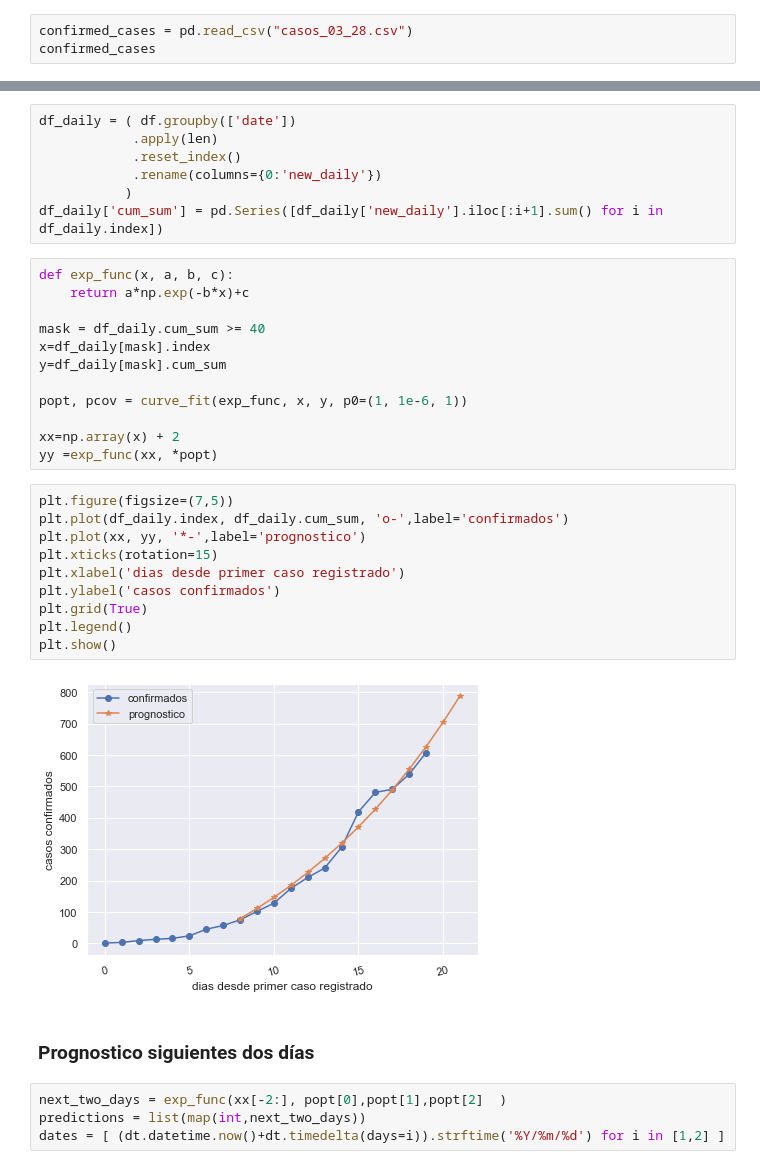
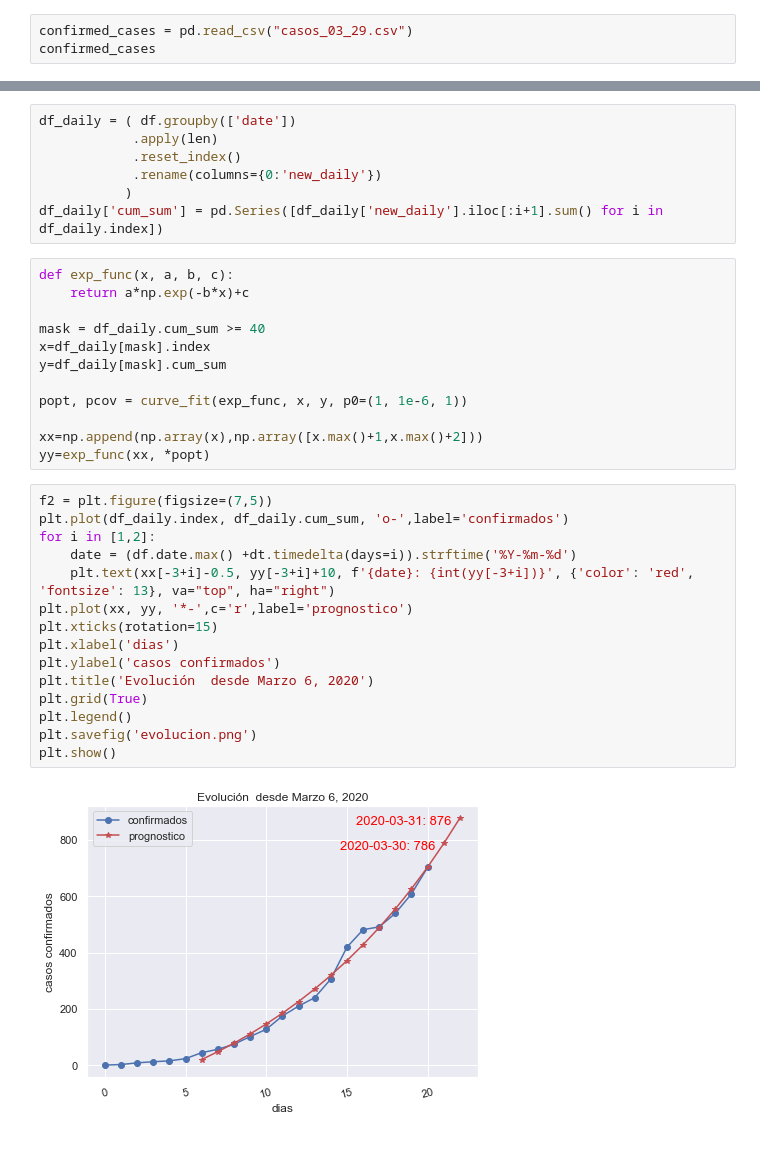
Before and after one commit to cesarliz10/covid_colombia, a Jupyter notebook: Analisis casos identificados covid-19 Colombia.ipynb, the cells around one changed output, grey strips where cells are left out. Cells and saved outputs as stored; diff of their text form.

```diff
--- a/Analisis casos identificados covid-19 Colombia.ipynb
+++ b/Analisis casos identificados covid-19 Colombia.ipynb
@@ -15,7 +15,7 @@ import seaborn as sns
 import matplotlib.pyplot as plt
 from scipy.optimize import curve_fit
 # %%
-confirmed_cases = pd.read_csv("casos_03_28.csv")
+confirmed_cases = pd.read_csv("casos_03_29.csv")
 confirmed_cases
 # %% [output]
 |  | ID de caso | Fecha de diagnóstico | Ciudad de ubicación | Departamento | Atención | Edad | Sexo | ... |
@@ -106,23 +105,22 @@ y=df_daily[mask].cum_sum
 
 popt, pcov = curve_fit(exp_func, x, y, p0=(1, 1e-6, 1))
 
-xx=np.array(x) + 2
-yy =exp_func(xx, *popt)
+xx=np.append(np.array(x),np.array([x.max()+1,x.max()+2]))
+yy=exp_func(xx, *popt)
 # %%
-plt.figure(figsize=(7,5))
+f2 = plt.figure(figsize=(7,5))
 plt.plot(df_daily.index, df_daily.cum_sum, 'o-',label='confirmados')
-plt.plot(xx, yy, '*-',label='prognostico')
+for i in [1,2]:
+    date = (df.date.max() +dt.timedelta(days=i)).strftime('%Y-%m-%d')
+    plt.text(xx[-3+i]-0.5, yy[-3+i]+10, f'{date}: {int(yy[-3+i])}', {'color': 'red', 'fontsize': 13}, va="top", ha="right")
+plt.plot(xx, yy, '*-',c='r',label='prognostico')
 plt.xticks(rotation=15)
-plt.xlabel('dias desde primer caso registrado')
+plt.xlabel('dias')
 plt.ylabel('casos confirmados')
+plt.title('Evolución  desde Marzo 6, 2020')
 plt.grid(True)
 plt.legend()
+plt.savefig('evolucion.png')
 plt.show()
 # %% [output]
-[figure, old version]
+[figure, new version]
-# %% [markdown]
-### Prognostico siguientes dos días
-# %%
-next_two_days = exp_func(xx[-2:], popt[0],popt[1],popt[2]  )
-predictions = list(map(int,next_two_days))
-dates = [ (dt.datetime.now()+dt.timedelta(days=i)).strftime('%Y/%m/%d') for i in [1,2] ]
```
Also changed, not shown: parts of 6 cells of this notebook, 5 other files.
